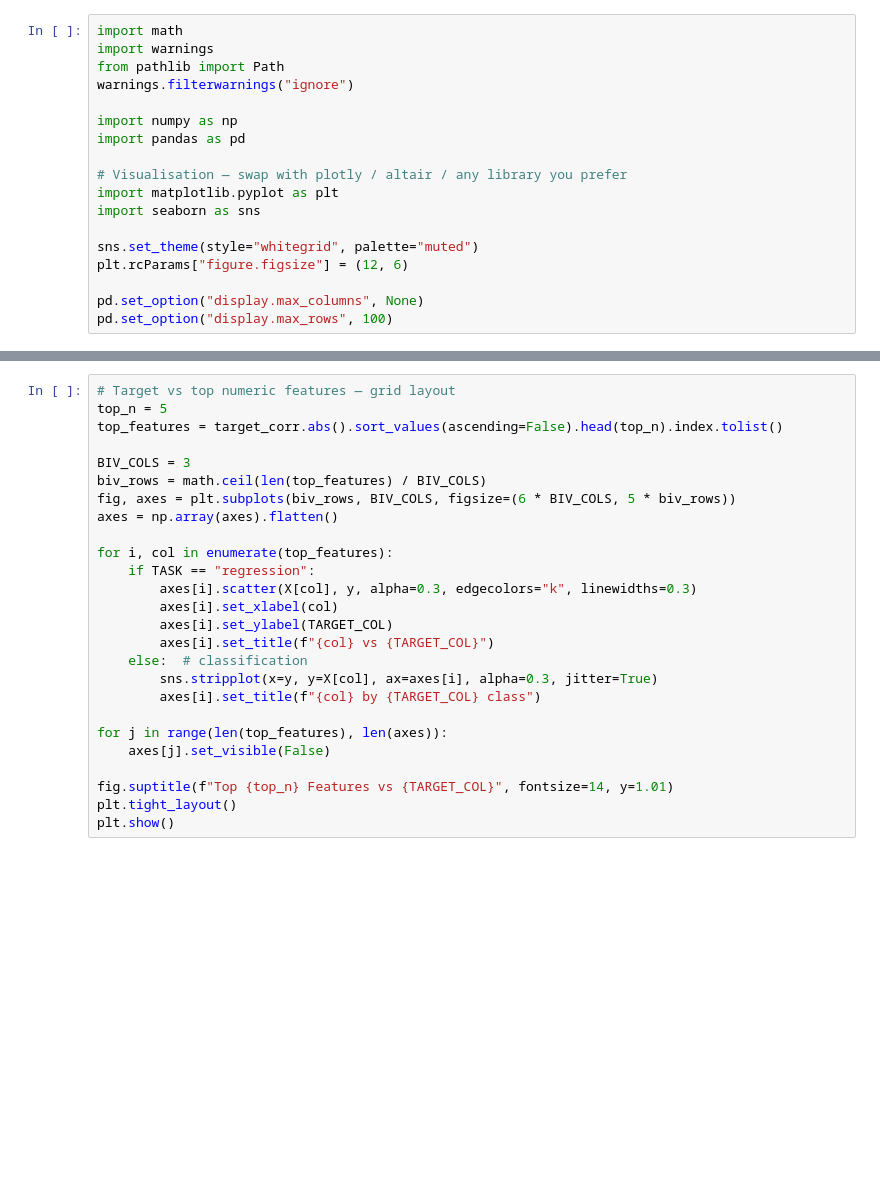
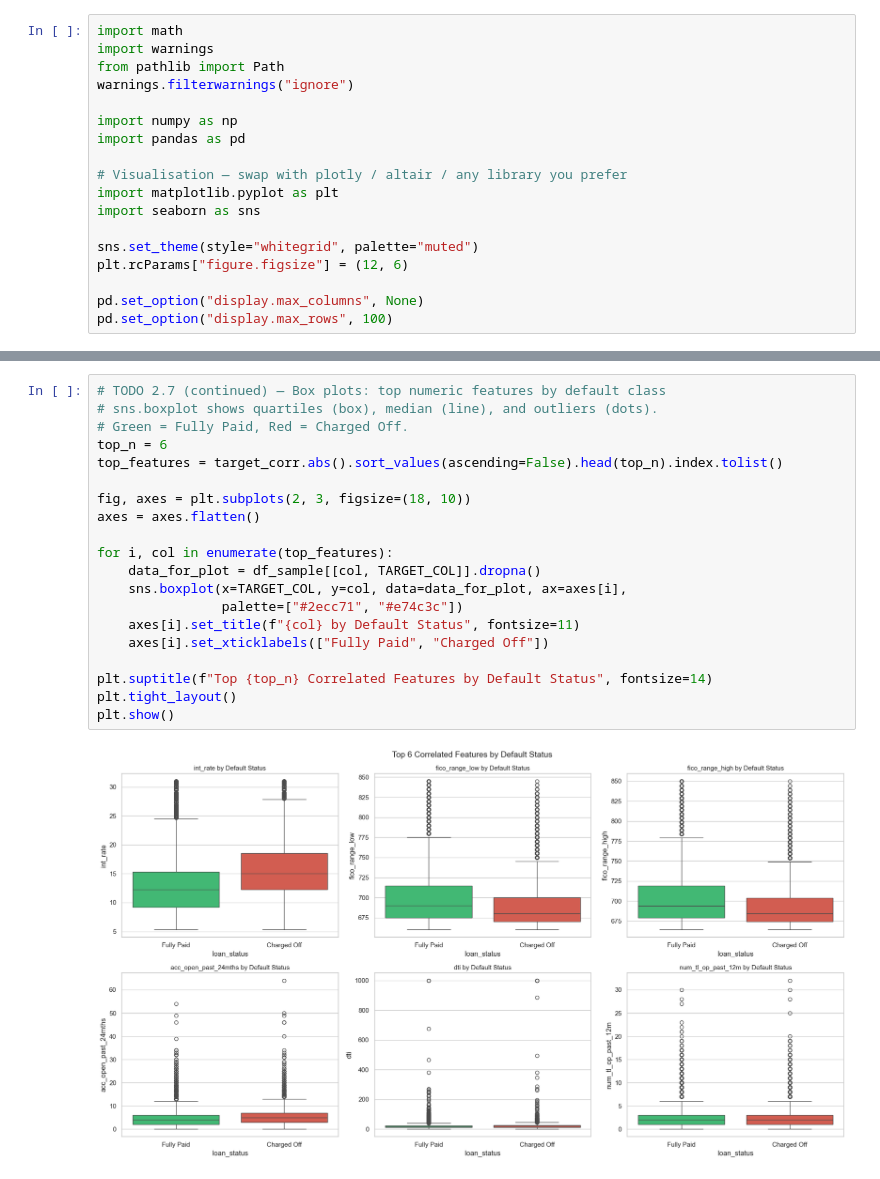
Before and after one commit to DanciVasile/data-science-projects, a Jupyter notebook: loan_default_prediction/notebooks/exploration.ipynb, the cells around one changed output, grey strips where cells are left out. Saved outputs shown, nothing was run; the diff lists cells and outputs as text; blank space fills up the shorter version.

```diff
--- a/loan_default_prediction/notebooks/exploration.ipynb
+++ b/loan_default_prediction/notebooks/exploration.ipynb
@@ -261,26 +831,22 @@ print(target_corr.tail(5).to_string())
 # %%
-# Target vs top numeric features — grid layout
-top_n = 5
+# TODO 2.7 (continued) — Box plots: top numeric features by default class
+# sns.boxplot shows quartiles (box), median (line), and outliers (dots).
+# Green = Fully Paid, Red = Charged Off.
+top_n = 6
 top_features = target_corr.abs().sort_values(ascending=False).head(top_n).index.tolist()
 
-BIV_COLS = 3
-biv_rows = math.ceil(len(top_features) / BIV_COLS)
-fig, axes = plt.subplots(biv_rows, BIV_COLS, figsize=(6 * BIV_COLS, 5 * biv_rows))
-axes = np.array(axes).flatten()
+fig, axes = plt.subplots(2, 3, figsize=(18, 10))
+axes = axes.flatten()
 
 for i, col in enumerate(top_features):
-    if TASK == "regression":
-        axes[i].scatter(X[col], y, alpha=0.3, edgecolors="k", linewidths=0.3)
-        axes[i].set_xlabel(col)
-        axes[i].set_ylabel(TARGET_COL)
-        axes[i].set_title(f"{col} vs {TARGET_COL}")
-    else:  # classification
-        sns.stripplot(x=y, y=X[col], ax=axes[i], alpha=0.3, jitter=True)
-        axes[i].set_title(f"{col} by {TARGET_COL} class")
+    data_for_plot = df_sample[[col, TARGET_COL]].dropna()
+    sns.boxplot(x=TARGET_COL, y=col, data=data_for_plot, ax=axes[i],
+                palette=["#2ecc71", "#e74c3c"])
+    axes[i].set_title(f"{col} by Default Status", fontsize=11)
+    axes[i].set_xticklabels(["Fully Paid", "Charged Off"])
 
-for j in range(len(top_features), len(axes)):
-    axes[j].set_visible(False)
-
-fig.suptitle(f"Top {top_n} Features vs {TARGET_COL}", fontsize=14, y=1.01)
+plt.suptitle(f"Top {top_n} Correlated Features by Default Status", fontsize=14)
 plt.tight_layout()
 plt.show()
+# %% [output]
+[figure, added]
```
Also changed, not shown: parts of 43 cells of this notebook, 27 other files.
